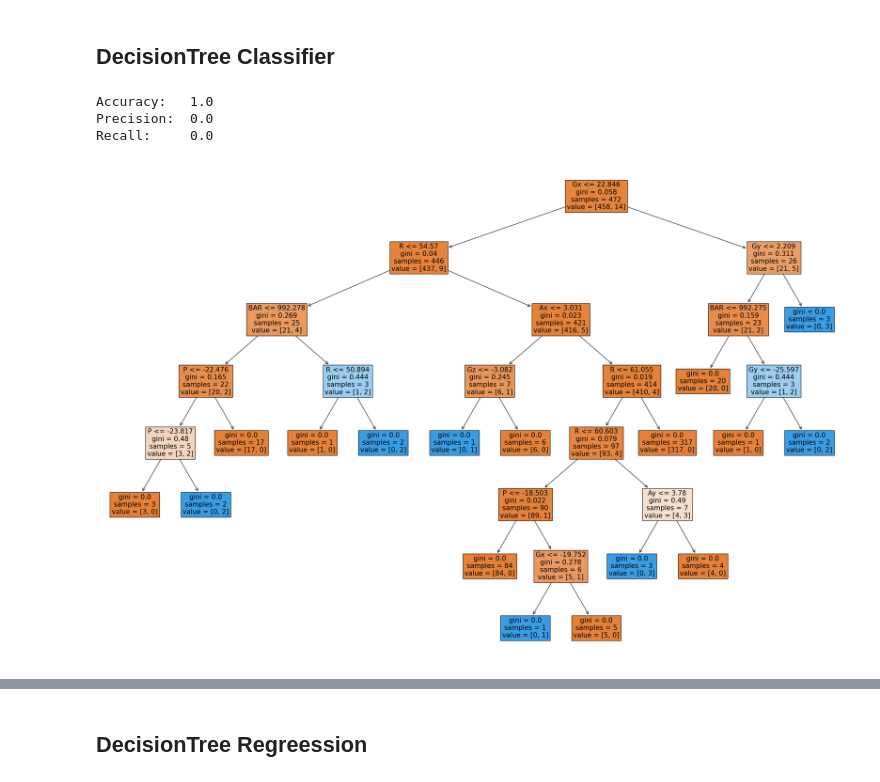
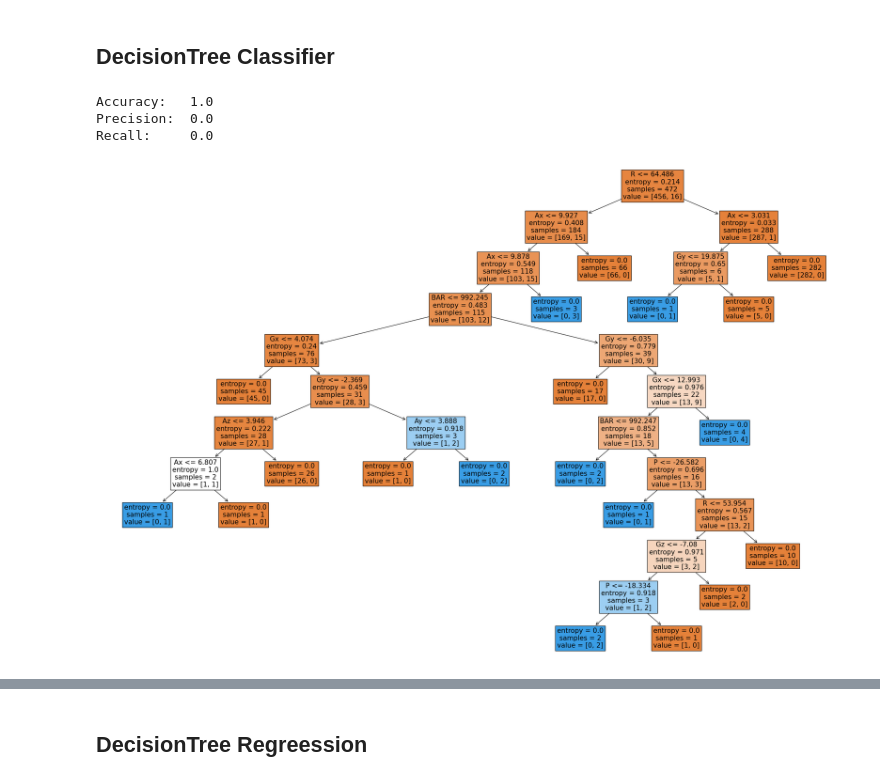
Before and after one commit to paoloartasensi/wow, a Jupyter notebook: squat_analysis.ipynb, the cells around one changed output, grey strips where cells are left out. Cells and saved outputs as stored; diff of their text form; code cells hidden in the pictures.

```diff
--- a/squat_analysis.ipynb
+++ b/squat_analysis.ipynb
@@ -47,36 +47,36 @@ df
 ## X sono le feautures, BISOGNA togliere la Y dalle colonne feautures
 
 y = df['DOWN']
 X = df.copy()
 X.drop(columns=['DOWN','Mag'], axis=1, inplace=True)
 
 ##Divido il campione in Train e Test
 X_train, X_test , y_train , y_test = train_test_split(X, y, test_size=0.2, random_state=random_state)
-# clf = DecisionTreeClassifier(criterion='gini', ccp_alpha=0.005)
-clf = DecisionTreeClassifier(max_depth=max_lunghezza_albero)
+clf = DecisionTreeClassifier(criterion='entropy', max_depth=max_lunghezza_albero )
+# clf = DecisionTreeClassifier(max_depth=max_lunghezza_albero)
 # clf = DecisionTreeRegressor(ccp_alpha=0.01, max_depth=4)
 clf = clf.fit(X_train, y_train)
 param = clf.get_params()
 predictions = clf.predict(X_test)
 accuracy = clf.score(X_train, y_train)
 precision = precision_score(y_true= y_test, y_pred=predictions)
 recall = recall_score(y_true= y_test, y_pred=predictions)
 
 print('Accuracy:  ', round(accuracy,3))
 print('Precision: ', round(precision,3))
 print('Recall:    ', round(recall,3))
 
 from sklearn import tree
 feature_names = X.columns
 fig = plt.figure(figsize=(30,20))
 _= tree.plot_tree(clf,
         feature_names=feature_names,
         filled=True, fontsize=15)
 # %% [output]
 Accuracy:   1.0
 Precision:  0.0
 Recall:     0.0
-[figure, old version]
+[figure, new version]
 # %%
 ##importanza features
 feature_names = X.columns
```
Also changed, not shown: parts of 6 cells of this notebook.
